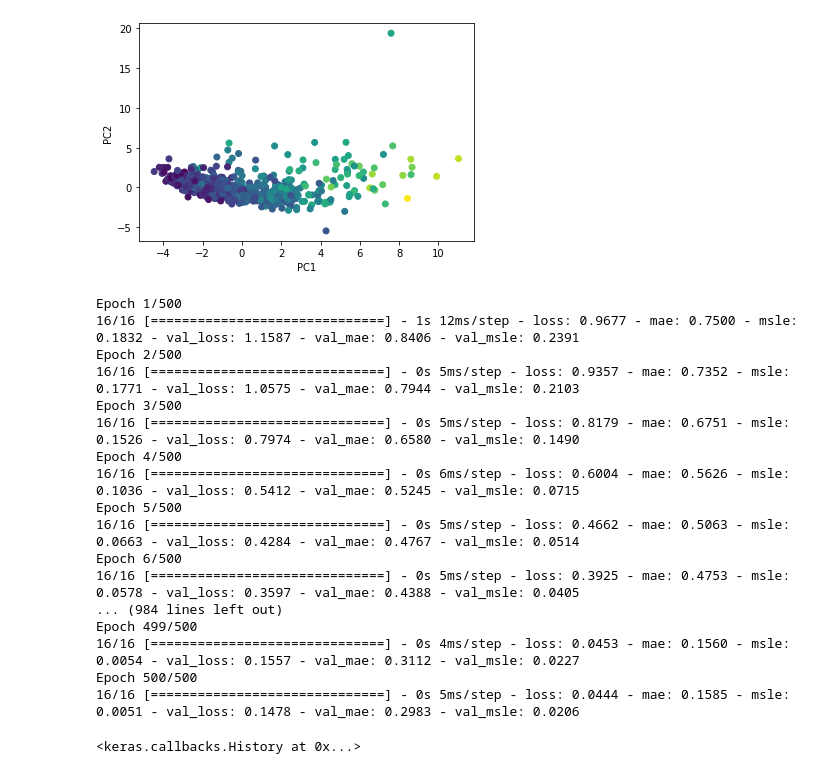
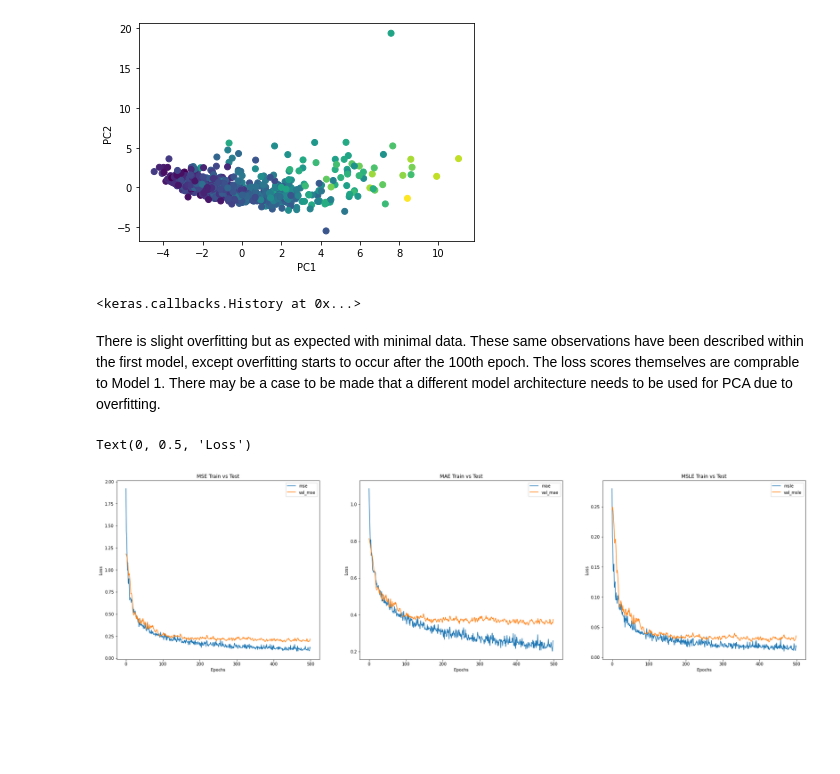
Before and after one commit to wisniemj/CS8321, a Jupyter notebook: finalPaper/finalPaper.ipynb, the cells around one changed output. Saved outputs shown, nothing was run; the diff lists cells and outputs as text; code cells hidden in the pictures; blank space fills up the shorter version.

```diff
--- a/finalPaper/finalPaper.ipynb
+++ b/finalPaper/finalPaper.ipynb
@@ -405,7 +491,8 @@ plt.show()
 # %% [output]
 [figure]
 # %%
-X_train_pca, X_test_pca, y_train_pca, y_test_pca = train_test_split(X_pca, y, test_size=0.2, random_state=7)
+# split X, y
+X_train_pca, X_test_pca, y_train_pca, y_test_pca = train_test_split(X_pca, y, test_size=test_size, random_state=random_state)
 X_train_pca = tf.convert_to_tensor(X_train_pca)
 X_test_pca = tf.convert_to_tensor(X_test_pca)
 y_train_pca = tf.convert_to_tensor(y_train_pca)
@@ -415,29 +502,47 @@ y_test_pca = tf.convert_to_tensor(y_test_pca)
 sequential_model_pca = create_sequential_model(df=X_train_pca)
 sequential_model_pca.fit(x=X_train_pca,
     y=y_train_pca,
-    epochs=500,
-    verbose=1,
+    epochs=epochs,
+    verbose=0,
     validation_data=(X_test_pca, y_test_pca),
-    batch_size=32)
+    batch_size=batch_size)
 # %% [output]
-Epoch 1/500
-16/16 [==============================] - 1s 12ms/step - loss: 0.9677 - mae: 0.7500 - msle: 0.1832 - val_loss: 1.1587 - val_mae: 0.8406 - val_msle: 0.2391
-Epoch 2/500
-16/16 [==============================] - 0s 5ms/step - loss: 0.9357 - mae: 0.7352 - msle: 0.1771 - val_loss: 1.0575 - val_mae: 0.7944 - val_msle: 0.2103
-Epoch 3/500
-16/16 [==============================] - 0s 5ms/step - loss: 0.8179 - mae: 0.6751 - msle: 0.1526 - val_loss: 0.7974 - val_mae: 0.6580 - val_msle: 0.1490
-Epoch 4/500
-16/16 [==============================] - 0s 6ms/step - loss: 0.6004 - mae: 0.5626 - msle: 0.1036 - val_loss: 0.5412 - val_mae: 0.5245 - val_msle: 0.0715
-Epoch 5/500
-16/16 [==============================] - 0s 5ms/step - loss: 0.4662 - mae: 0.5063 - msle: 0.0663 - val_loss: 0.4284 - val_mae: 0.4767 - val_msle: 0.0514
-Epoch 6/500
-16/16 [==============================] - 0s 5ms/step - loss: 0.3925 - mae: 0.4753 - msle: 0.0578 - val_loss: 0.3597 - val_mae: 0.4388 - val_msle: 0.0405
-... (984 lines left out)
-Epoch 499/500
-16/16 [==============================] - 0s 4ms/step - loss: 0.0453 - mae: 0.1560 - msle: 0.0054 - val_loss: 0.1557 - val_mae: 0.3112 - val_msle: 0.0227
-Epoch 500/500
-16/16 [==============================] - 0s 5ms/step - loss: 0.0444 - mae: 0.1585 - msle: 0.0051 - val_loss: 0.1478 - val_mae: 0.2983 - val_msle: 0.0206
+<keras.callbacks.History at 0x...>
-<keras.callbacks.History at 0x...>
+# %% [markdown]
+There is slight overfitting but as expected with minimal data.  These same observations have been described within the first model, except overfitting starts to occur after the 100th epoch.  The loss scores themselves are comprable to Model 1.  There may be a case to be made that a different model architecture needs to be used for PCA due to overfitting.
+# %%
+# plot out loss vs validation
+pca_mse = sequential_model_pca.history.history["loss"]
+pca_mae = sequential_model_pca.history.history["mae"]
+pca_msle =  sequential_model_pca.history.history["msle"]
+pca_val_mse = sequential_model_pca.history.history["val_loss"]
+pca_val_mae = sequential_model_pca.history.history["val_mae"]
+pca_val_msle =  sequential_model_pca.history.history["val_msle"]
+
+fig, ax = plt.subplots(1, 3, figsize=(30, 8))
+ax[0].plot(pca_mse)
+ax[0].plot(pca_val_mse)
+ax[0].legend(["mse", "val_mse"])
+ax[0].set_title("MSE Train vs Test")
+ax[0].set_xlabel("Epochs")
+ax[0].set_ylabel("Loss")
+
+ax[1].plot(pca_mae)
+ax[1].plot(pca_val_mae)
+ax[1].legend(["mae", "val_mae"])
+ax[1].set_title("MAE Train vs Test")
+ax[1].set_xlabel("Epochs")
+ax[1].set_ylabel("Loss")
+
+ax[2].plot(pca_msle)
+ax[2].plot(pca_val_msle)
+ax[2].legend(["msle", "val_msle"])
+ax[2].set_title("MSLE Train vs Test")
+ax[2].set_xlabel("Epochs")
+ax[2].set_ylabel("Loss")
+# %% [output]
+Text(0, 0.5, 'Loss')
+[figure, added]
 # %%
 # predict out values
 y_pred_seq_pca = sequential_model_pca.predict(X_test_pca)
```
Also changed, not shown: parts of 61 cells of this notebook.
